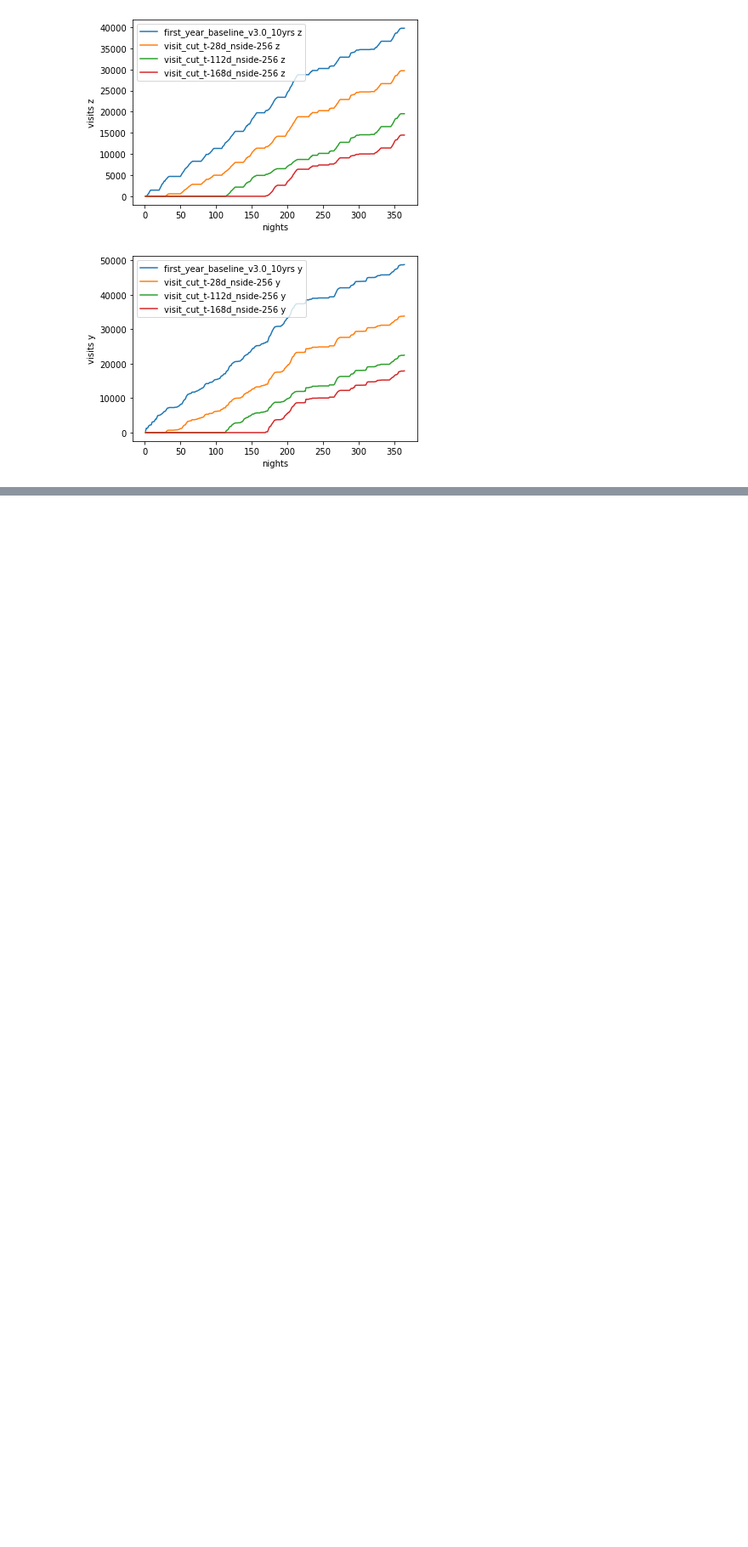
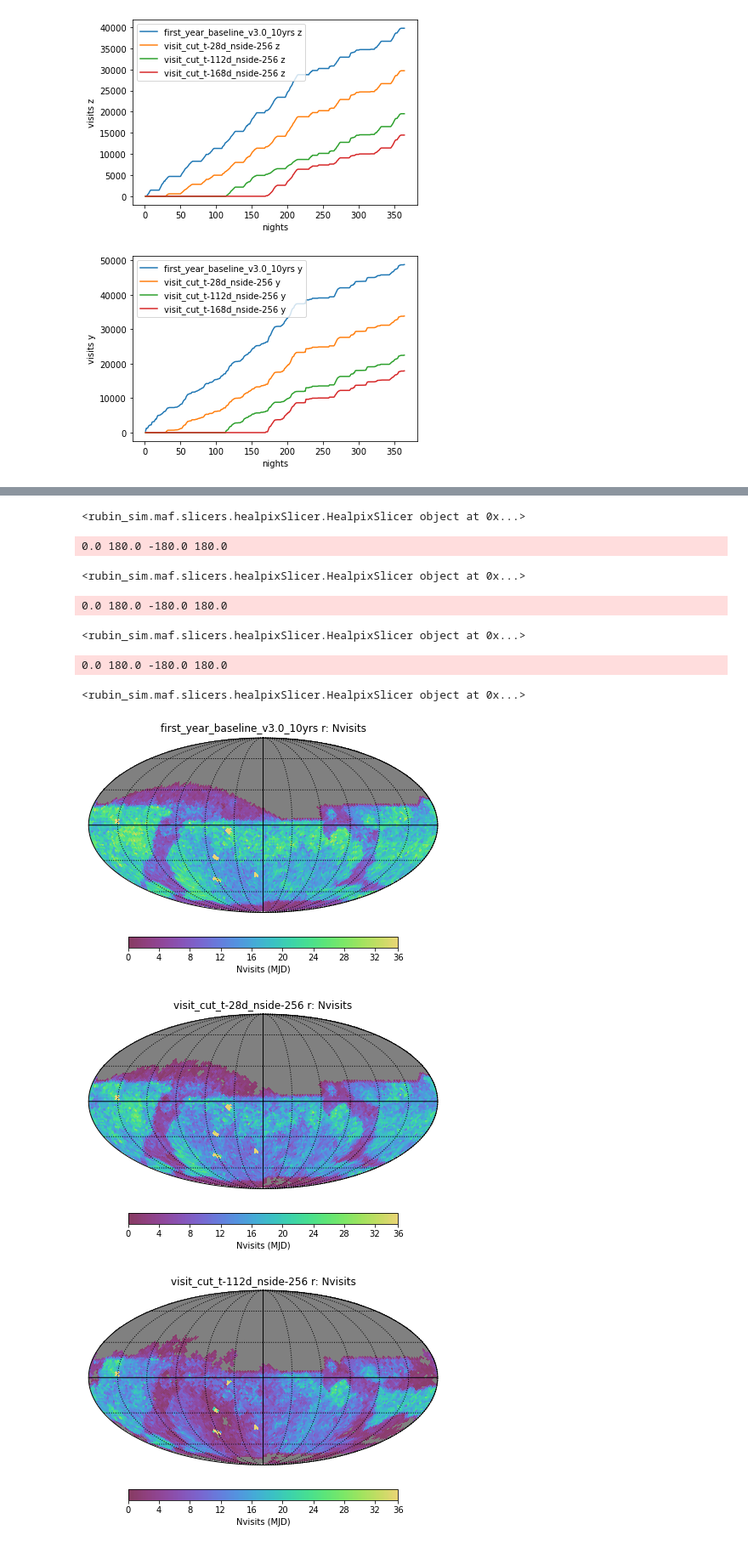
Before and after one commit to jrob93/rubin_templates, a Jupyter notebook: analyse_template_visits.ipynb, the cells around one changed output, grey strips where cells are left out. Shown at 85% size. Cells and saved outputs as stored; diff of their text form; code cells hidden in the pictures; blank space fills up the shorter version.

```diff
--- a/analyse_template_visits.ipynb
+++ b/analyse_template_visits.ipynb
@@ -270,8 +198,0 @@ for r in run_dict_pairs.keys():
-# %%
-ph = maf.PlotHandler(outDir='temp', thumbnail=False)
-
-for r in run_dict_pairs.keys():
-    bdict = run_dict_pairs[r]
-
-    ph.setMetricBundles([bdict["all"]])
-    ph.plot(plotFunc=maf.HealpixHistogram())
@@ -696,0 +271,18 @@ for f in 'ugrizy':
+# %%
+run_dict_visits = {}
+
+for i in range(len(opsim_list)):
+    opsdb = maf.OpsimDatabase(opsim_list[i])
+    runName = os.path.split(opsdb)[-1].replace('.db', '')
+    print(runName)
+
+    bdict = {}
+    for f in 'ugrizy':
+        m = maf.metrics.CountMetric(col='observationStartMJD', metricName='Nvisits')
+        constraint = f'filter == "{f}"'
+        bdict[f] = maf.MetricBundle(m, hp_slice, constraint, runName=runName)
+
+    g = maf.MetricBundleGroup(bdict, opsdb, 'temp')
+    g.runAll()
+
+    run_dict_visits[runName] = bdict
@@ -696,0 +323,14 @@ for f in 'ugrizy':
+# %%
+ph = maf.PlotHandler(outDir='temp', thumbnail=False)
+
+plotDict = {'colorMin': 0, 'colorMax': 35}
+
+for r in run_dict_visits.keys():
+    bdict = run_dict_visits[r]
+
+    # for f in 'ugrizy':
+    for f in 'r':
+        print(bdict[f].slicer)
+        ph.setMetricBundles([bdict[f]])
+        ph.plot(plotFunc=maf.HealpixSkyMap(), plotDicts=plotDict)
+# %% [output]
@@ -696,0 +338,10 @@ for f in 'ugrizy':
+<rubin_sim.maf.slicers.healpixSlicer.HealpixSlicer object at 0x...>
+0.0 180.0 -180.0 180.0
+<rubin_sim.maf.slicers.healpixSlicer.HealpixSlicer object at 0x...>
+0.0 180.0 -180.0 180.0
+<rubin_sim.maf.slicers.healpixSlicer.HealpixSlicer object at 0x...>
+0.0 180.0 -180.0 180.0
+<rubin_sim.maf.slicers.healpixSlicer.HealpixSlicer object at 0x...>
+[figure, added]
+[figure, added]
+[figure, added]
```
Also changed, not shown: parts of 51 cells of this notebook.
